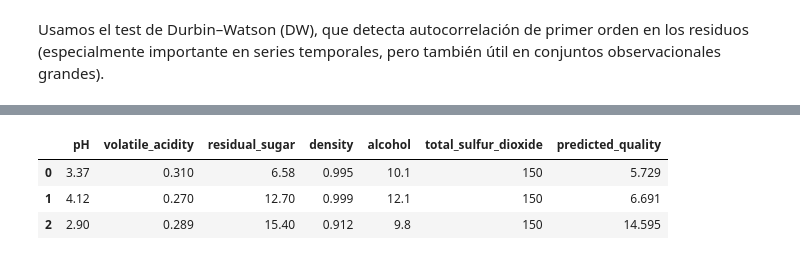
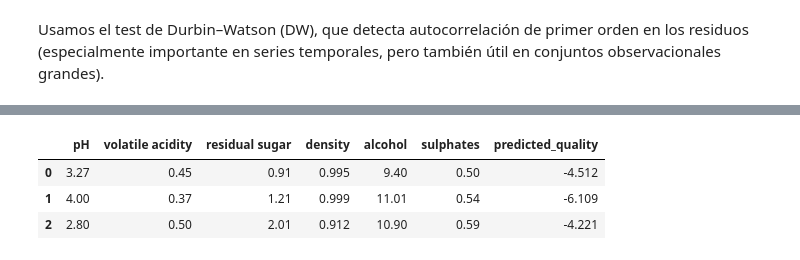
Before and after one commit to diadasiachilensis/data-science, a Jupyter notebook: ejercicios/9.vino-tinto/analisis.ipynb, the cells around one changed output, grey strips where cells are left out. Drawn from its saved outputs; the diff is of its cells as text; code cells hidden in the pictures.

```diff
--- a/ejercicios/9.vino-tinto/analisis.ipynb
+++ b/ejercicios/9.vino-tinto/analisis.ipynb
@@ -470,3 +467,9 @@ y las variables regresoras sean la acidez volatil, la densidad, la concentracion
 del alcohol del vino, el pH y la cantidad de sulfitos que son agregadas al vino para su preservacion.
 # %% [markdown]
 ### **Cargar los datos y seleccionar variables**
+# %%
+# Cargar los datos desde el archivo CSV subido
+df_red = pd.read_csv("winequality-red.csv")
+
+# Verificar columnas disponibles y tipos de datos
+df_red.info()
@@ -473,12 +494,12 @@ del alcohol del vino, el pH y la cantidad de sulfitos que son agregadas al vino
 # %%
 # Variables independientes (regresoras)
-X = df[['volatile acidity', 'density', 'residual sugar', 'alcohol', 'pH', 'total sulfur dioxide']]
+X_red = df_red[['volatile acidity', 'density', 'residual sugar', 'alcohol', 'pH', 'sulphates']]
 
-# Variable dependiente (regresada)
-y = df['quality']
+# Variable dependiente (calidad del vino)
+y_red = df_red['quality']
 
-# Agregar constante para el intercepto del modelo
-X = sm.add_constant(X)
+# Agregar constante
+X_red = sm.add_constant(X_red)
 # %% [markdown]
 ### **Ajustar el modelo de regresión**
 # %%
@@ -710,38 +729,39 @@ Utilizando la ecuación del modelo, predecir la calidad del vino para las siguie
 
 ¿Qué se puede inferir con respecto a las estimaciones? ¿Son confiables?
 # %%
-#Coeficientes del modelo lineal múltiple
-coef_const = 104.2585
-coef_va = -2.0549
-coef_density = -103.2820
-coef_sugar = 0.0646
-coef_alcohol = 0.2546
-coef_ph = 0.5169
-coef_so2 = 0.0009
+from IPython.display import display
 
-#Datos de entrada: cada fila representa un vino
-data = {
-    'pH': [3.37, 4.12, 2.9],
-    'volatile_acidity': [0.31, 0.27, 0.289],
-    'residual_sugar': [6.58, 12.7, 15.4],
+df = pd.read_csv("winequality-red.csv")
+
+X = df[['volatile acidity', 'density', 'residual sugar', 'alcohol', 'pH', 'sulphates']]
+y = df['quality']
+X = sm.add_constant(X)
+
+modelo = sm.OLS(y, X).fit()
+print(modelo.summary())
+
+nuevas_condiciones = pd.DataFrame({
+    'pH': [3.27, 4.0, 2.8],
+    'volatile acidity': [0.45, 0.37, 0.5],
+    'residual sugar': [0.91, 1.21, 2.01],
     'density': [0.995, 0.999, 0.912],
-    'alcohol': [10.1, 12.1, 9.8],
-    'total_sulfur_dioxide': [150, 150, 150]  # asumido promedio
-}
+    'alcohol': [9.4, 11.01, 10.9],
+    'sulphates': [0.5, 0.54, 0.59]
+})
 
-#Crear DataFrame
-df = pd.DataFrame(data)
+X_nuevas = sm.add_constant(nuevas_condiciones)
+nuevas_condiciones['predicted_quality'] = modelo.predict(X_nuevas)
 
-#Calcular predicción de calidad con la fórmula del modelo
-df['predicted_quality'] = (
-    coef_const
-    + coef_va * df['volatile_acidity']
-    + coef_density * df['density']
-    + coef_sugar * df['residual_sugar']
-    + coef_alcohol * df['alcohol']
-    + coef_ph * df['pH']
-    + coef_so2 * df['total_sulfur_dioxide']
-)
+print("\n Predicciones de calidad para nuevas condiciones:")
+display(nuevas_condiciones.round(3))
 
-df.round(3)
+print("📊 Verificación de dominio (¿están dentro del rango de entrenamiento?):")
+rangos = df[['pH', 'volatile acidity', 'residual sugar', 'density', 'alcohol', 'sulphates']].describe().loc[['min', 'max']]
+
+for col in nuevas_condiciones.columns[:-1]:  # excluye predicted_quality
+    min_val = rangos.loc['min', col]
+    max_val = rangos.loc['max', col]
+    for i, valor in enumerate(nuevas_condiciones[col]):
+        if not (min_val <= valor <= max_val):
+            print(f"⚠️ Muestra {i+1}: {col} = {valor} está fuera del rango [{min_val:.3f}, {max_val:.3f}]")
 # %% [output]
@@ -748,4 +785,4 @@ df.round(3)
-|  | pH | volatile_acidity | residual_sugar | density | alcohol | total_sulfur_dioxide | predicted_quality |
-| 0 | 3.37 | 0.310 | 6.58 | 0.995 | 10.1 | 150 | 5.729 |
-| 1 | 4.12 | 0.270 | 12.70 | 0.999 | 12.1 | 150 | 6.691 |
-| 2 | 2.90 | 0.289 | 15.40 | 0.912 | 9.8 | 150 | 14.595 |
+|  | pH | volatile acidity | residual sugar | density | alcohol | sulphates | predicted_quality |
+| 0 | 3.27 | 0.45 | 0.91 | 0.995 | 9.40 | 0.50 | -4.512 |
+| 1 | 4.00 | 0.37 | 1.21 | 0.999 | 11.01 | 0.54 | -6.109 |
+| 2 | 2.80 | 0.50 | 2.01 | 0.912 | 10.90 | 0.59 | -4.221 |
```
Also changed, not shown: parts of 14 cells of this notebook.
